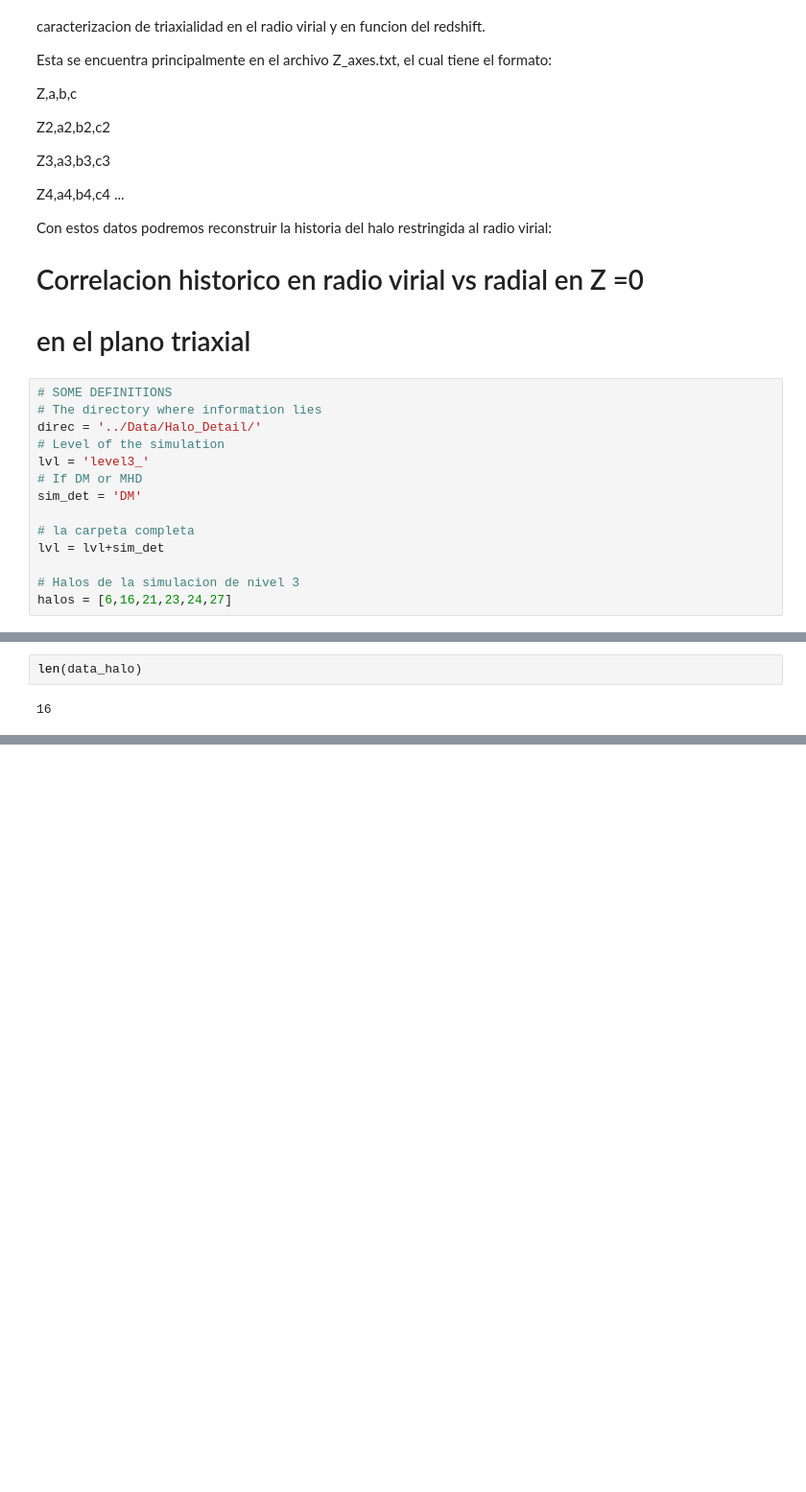
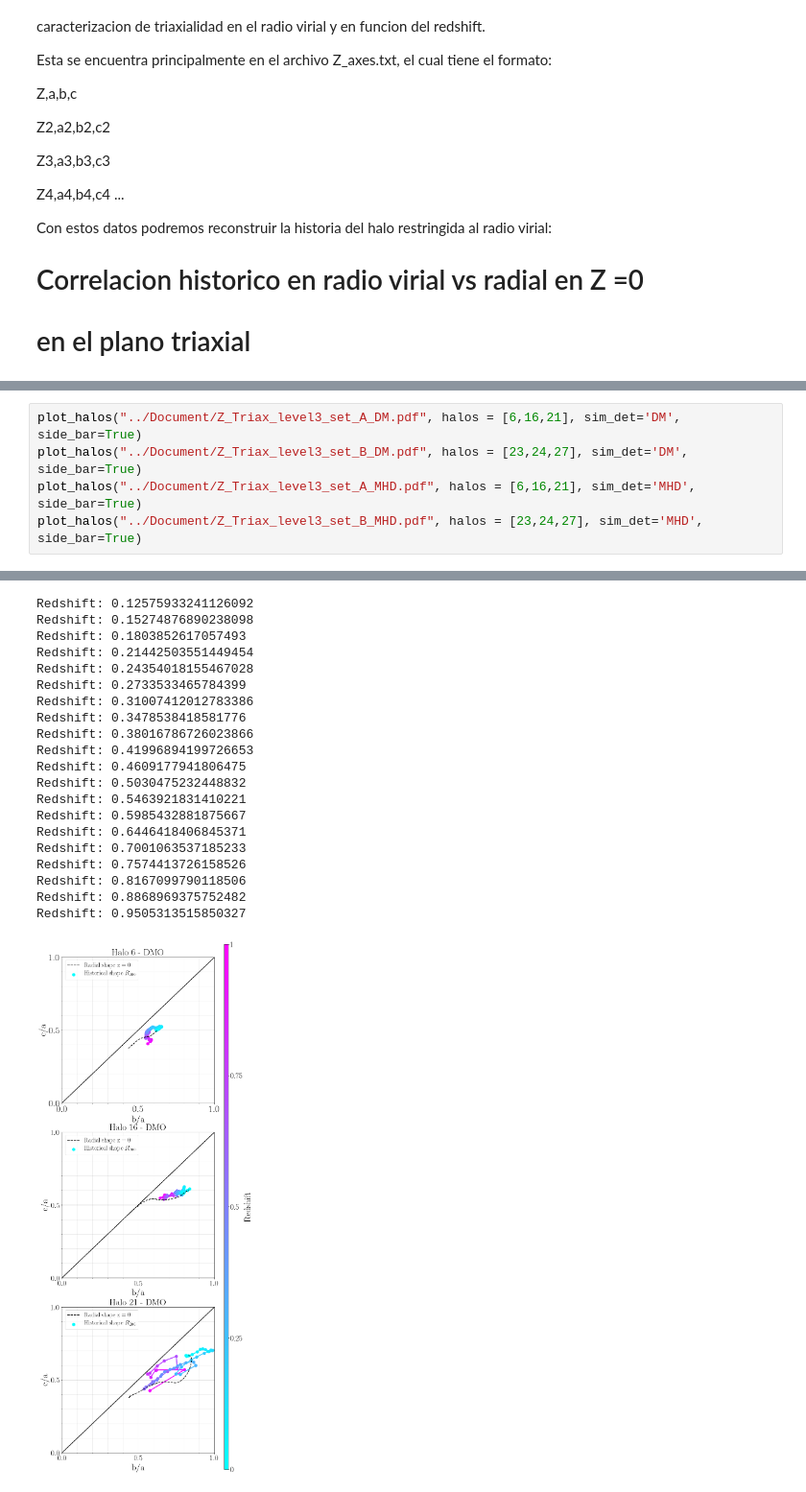
Before and after one commit to jdprada1760/Paper_Halo_shapes, a Jupyter notebook: Code/Radial_Profile_Redshift.ipynb, the cells around one changed output, grey strips where cells are left out. Shown at 96% size. Drawn from its saved outputs; the diff is of its cells as text; blank space fills up the shorter version.

```diff
--- a/Code/Radial_Profile_Redshift.ipynb
+++ b/Code/Radial_Profile_Redshift.ipynb
@@ -301,18 +307,4 @@ Con estos datos podremos reconstruir la historia del halo restringida al radio v
 
 # Correlacion historico en radio virial vs radial en Z =0
 # en el plano triaxial
-# %%
-# SOME DEFINITIONS
-# The directory where information lies
-direc = '../Data/Halo_Detail/'
-# Level of the simulation
-lvl = 'level3_'
-# If DM or MHD
-sim_det = 'DM'
-
-# la carpeta completa
-lvl = lvl+sim_det
-
-# Halos de la simulacion de nivel 3
-halos = [6,16,21,23,24,27]
 # %%
@@ -448,4 +432,6 @@ Redshift: 1.47197484527
-# %%
-len(data_halo)
-# %% [output]
-16
+# %%
+plot_halos("../Document/Z_Triax_level3_set_A_DM.pdf", halos = [6,16,21], sim_det='DM', side_bar=True)
+plot_halos("../Document/Z_Triax_level3_set_B_DM.pdf", halos = [23,24,27], sim_det='DM', side_bar=True)
+plot_halos("../Document/Z_Triax_level3_set_A_MHD.pdf", halos = [6,16,21], sim_det='MHD', side_bar=True)
+plot_halos("../Document/Z_Triax_level3_set_B_MHD.pdf", halos = [23,24,27], sim_det='MHD', side_bar=True)
+# %% [output]
@@ -451,0 +506,21 @@ len(data_halo)
+Redshift: 0.12575933241126092
+Redshift: 0.15274876890238098
+Redshift: 0.1803852617057493
+Redshift: 0.21442503551449454
+Redshift: 0.24354018155467028
+Redshift: 0.2733533465784399
+Redshift: 0.31007412012783386
+Redshift: 0.3478538418581776
+Redshift: 0.38016786726023866
+Redshift: 0.41996894199726653
+Redshift: 0.4609177941806475
+Redshift: 0.5030475232448832
+Redshift: 0.5463921831410221
+Redshift: 0.5985432881875667
+Redshift: 0.6446418406845371
+Redshift: 0.7001063537185233
+Redshift: 0.7574413726158526
+Redshift: 0.8167099790118506
+Redshift: 0.8868969375752482
+Redshift: 0.9505313515850327
+[figure, added]
```
Also changed, not shown: parts of 5 cells of this notebook, 3 other files.
